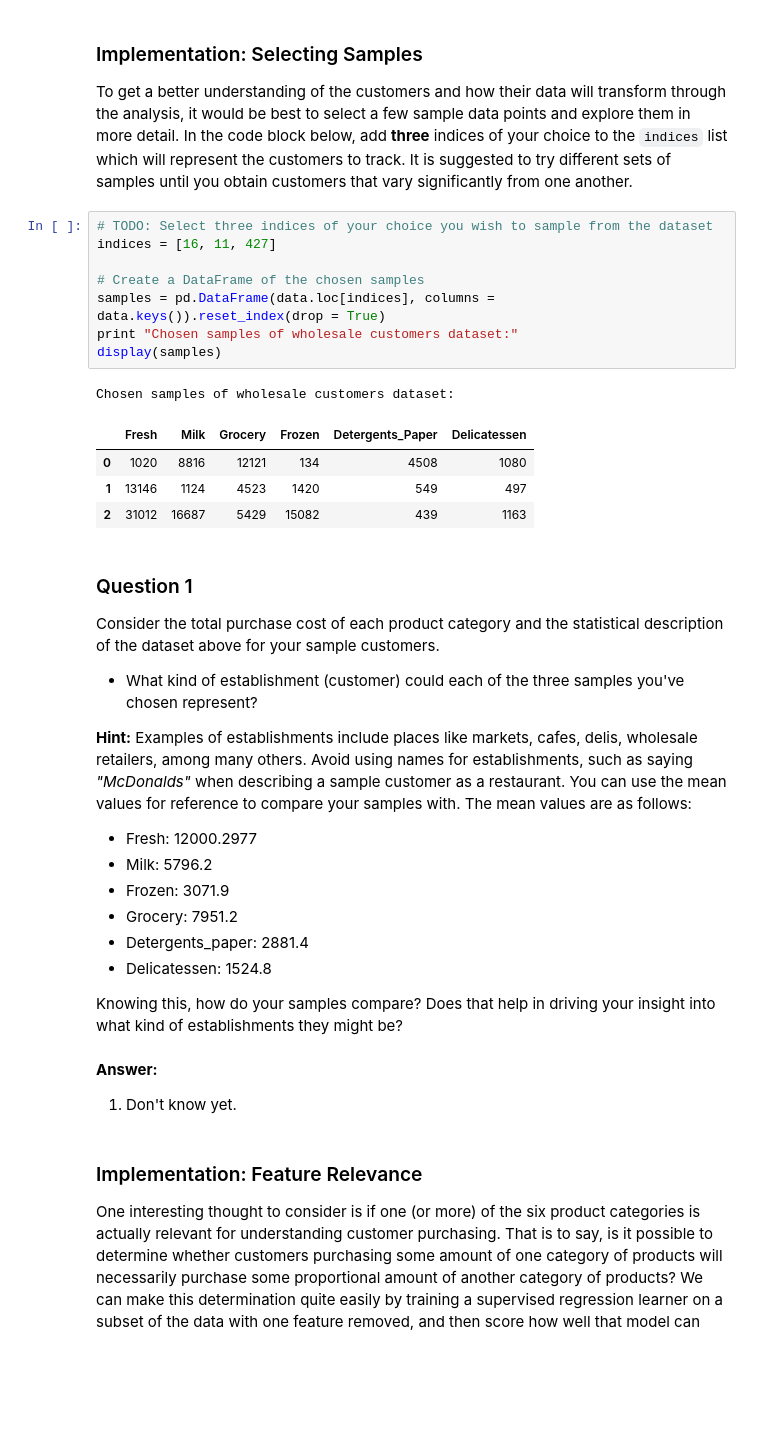
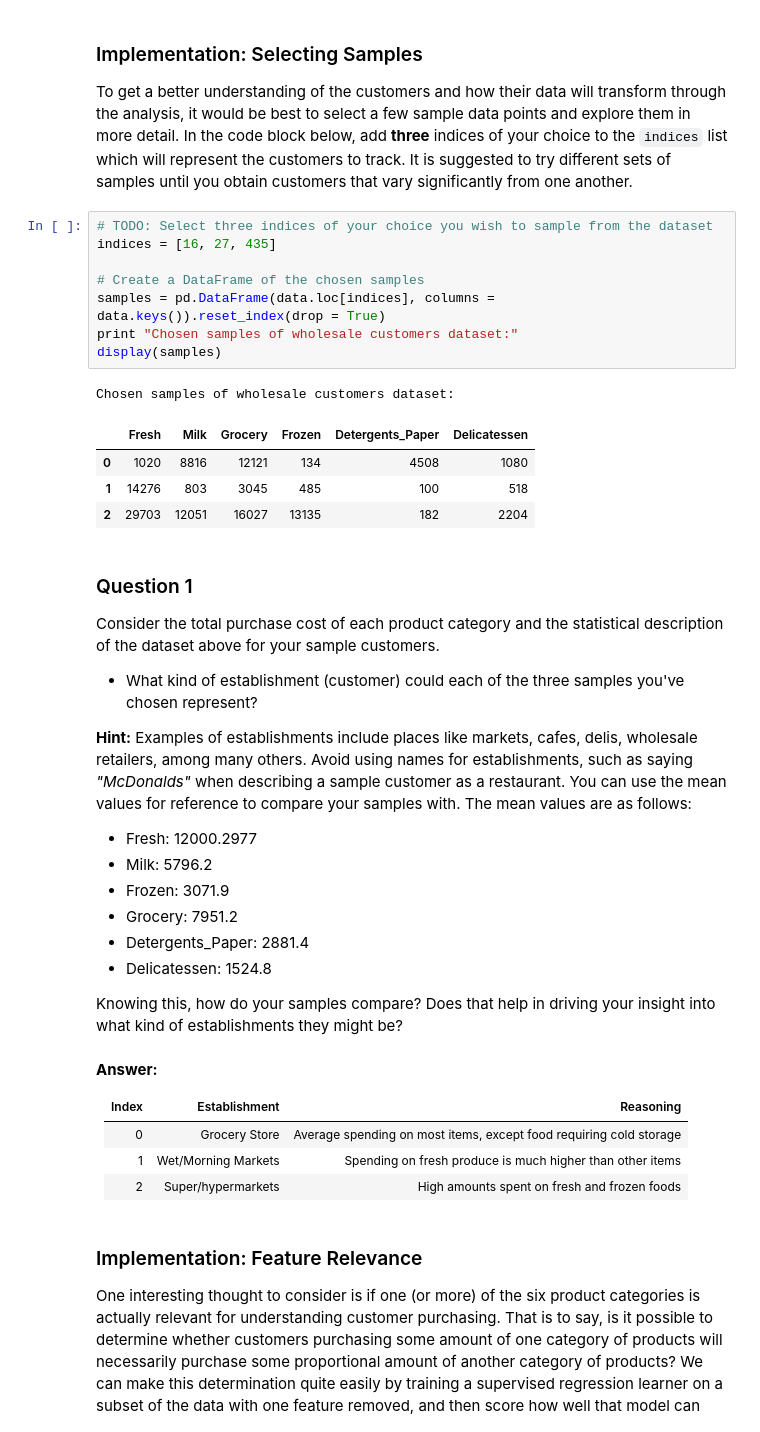
Before and after one commit to saintograph/customer-segments, a Jupyter notebook: customer_segments.ipynb, the cells around one changed output. Saved outputs shown, nothing was run; the diff lists cells and outputs as text; blank space fills up the shorter version.

```diff
--- a/customer_segments.ipynb
+++ b/customer_segments.ipynb
@@ -62,18 +96,18 @@ display(data.describe())
 To get a better understanding of the customers and how their data will transform through the analysis, it would be best to select a few sample data points and explore them in more detail. In the code block below, add **three** indices of your choice to the `indices` list which will represent the customers to track. It is suggested to try different sets of samples until you obtain customers that vary significantly from one another.
 # %%
 # TODO: Select three indices of your choice you wish to sample from the dataset
-indices = [16, 11, 427]
+indices = [16, 27, 435]
 
 # Create a DataFrame of the chosen samples
 samples = pd.DataFrame(data.loc[indices], columns = data.keys()).reset_index(drop = True)
 print "Chosen samples of wholesale customers dataset:"
 display(samples)
 # %% [output]
 Chosen samples of wholesale customers dataset:
 |  | Fresh | Milk | Grocery | Frozen | Detergents_Paper | Delicatessen |
 | 0 | 1020 | 8816 | 12121 | 134 | 4508 | 1080 |
-| 1 | 13146 | 1124 | 4523 | 1420 | 549 | 497 |
-| 2 | 31012 | 16687 | 5429 | 15082 | 439 | 1163 |
+| 1 | 14276 | 803 | 3045 | 485 | 100 | 518 |
+| 2 | 29703 | 12051 | 16027 | 13135 | 182 | 2204 |
 # %% [markdown]
 ### Question 1
 Consider the total purchase cost of each product category and the statistical description of the dataset above for your sample customers.
@@ -86,14 +120,18 @@ Consider the total purchase cost of each product category and the statistical de
 * Milk: 5796.2
 * Frozen: 3071.9
 * Grocery: 7951.2
-* Detergents_paper: 2881.4
+* Detergents_Paper: 2881.4
 * Delicatessen: 1524.8
 
 Knowing this, how do your samples compare? Does that help in driving your insight into what kind of establishments they might be?
-# %% [markdown]
-**Answer:**
-
-1. Don't know yet.
+# %% [markdown]
+**Answer:**
+
+| Index |       Establishment            |       Reasoning                                                            |
+|------ |--------------------------------|----------------------------------------------------------------------------|
+|   0   |       Grocery Store            | Average spending on most items, except food requiring cold storage         |
+|   1   |       Wet/Morning Markets      | Spending on fresh produce is much higher than other items                  |
+|   2   |       Super/hypermarkets       | High amounts spent on fresh and frozen foods                               |
 # %% [markdown]
 ### Implementation: Feature Relevance
 One interesting thought to consider is if one (or more) of the six product categories is actually relevant for understanding customer purchasing. That is to say, is it possible to determine whether customers purchasing some amount of one category of products will necessarily purchase some proportional amount of another category of products? We can make this determination quite easily by training a supervised regression learner on a subset of the data with one feature removed, and then score how well that model can predict the removed feature.
```
Also changed, not shown: parts of 10 cells of this notebook.
